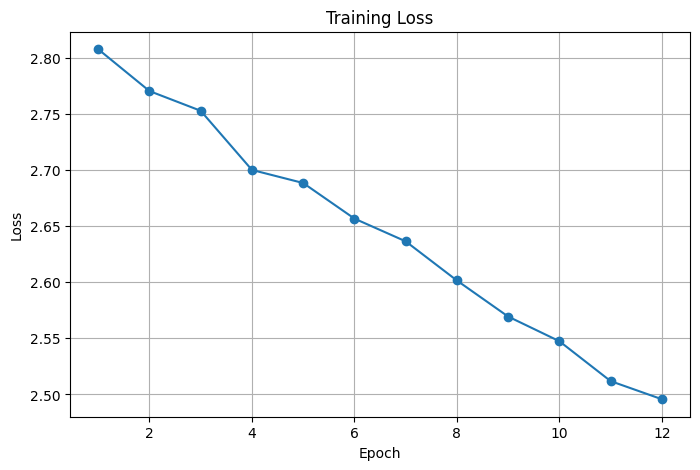
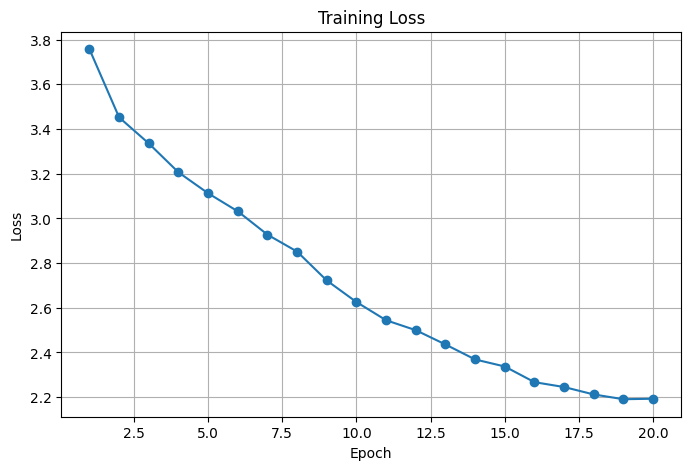
The notebook cell's code change between the first figure and the second:
--- before
+++ after
@@ -2,5 +2,5 @@
 
 plt.figure(figsize=(8,5))
-plt.plot(range(1, 12 + 1), history, marker='o')
+plt.plot(range(1, epochs + 1), history, marker='o')
 plt.xlabel("Epoch")
 plt.ylabel("Loss")

Commit: fix